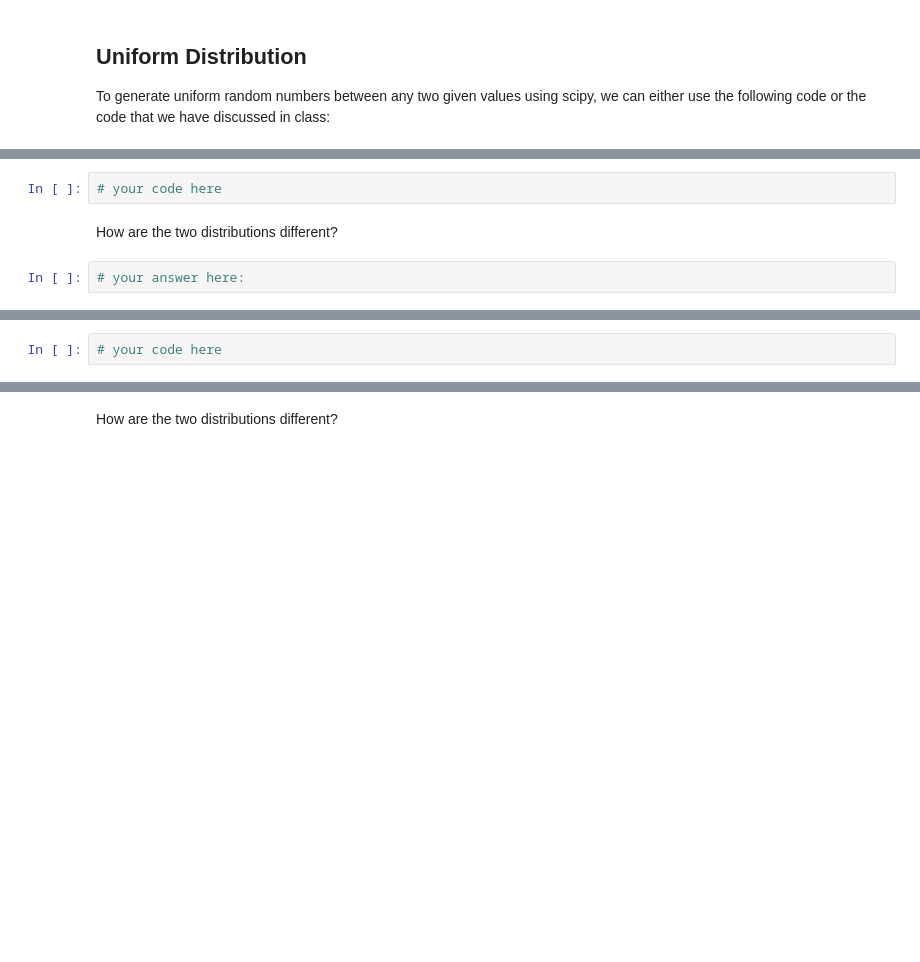
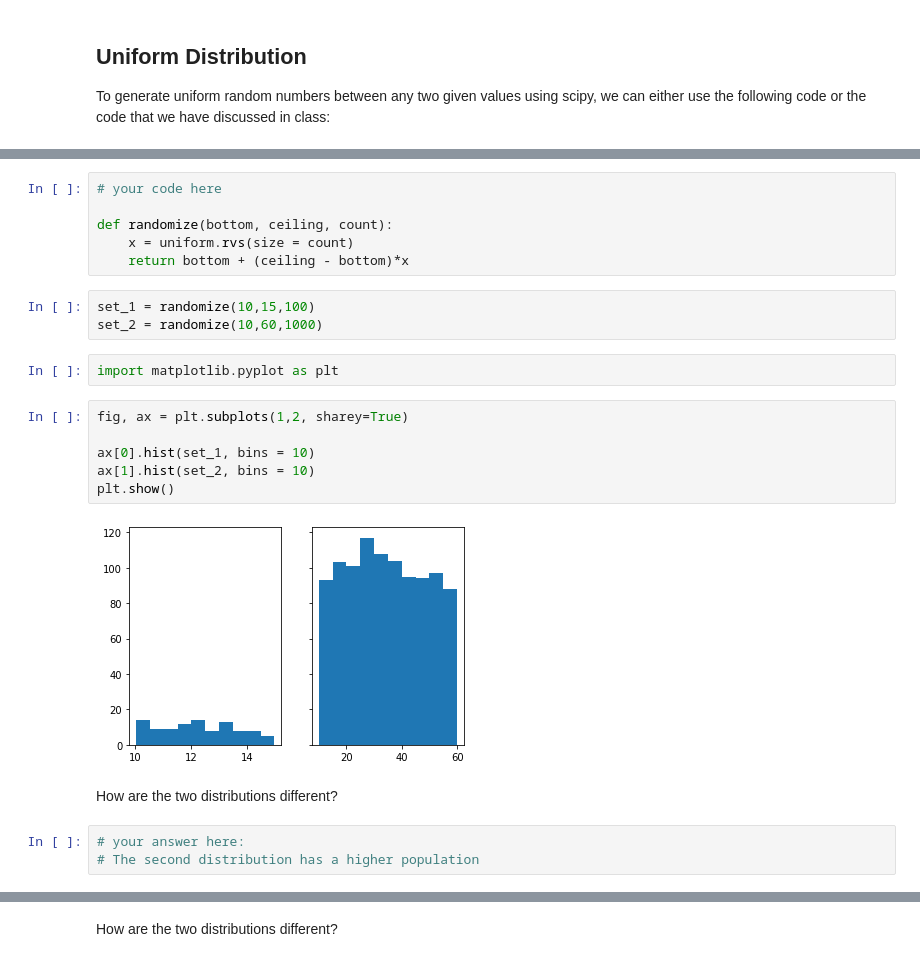
Before and after one commit to ta-data-lis/lab-probability-distributions, a Jupyter notebook: your-code/continuous.ipynb, the cells around one changed output, grey strips where cells are left out. Cells and saved outputs as stored; diff of their text form; blank space fills up the shorter version.

```diff
--- a/your-code/continuous.ipynb
+++ b/your-code/continuous.ipynb
@@ -42,12 +48,30 @@ print(randoms)
 Your output should look like below:
 
 ![uniform distribution](ud.png)
-# %%
-# your code here
+# %%
+# your code here
+
+def randomize(bottom, ceiling, count):
+    x = uniform.rvs(size = count)
+    return bottom + (ceiling - bottom)*x
+# %%
+set_1 = randomize(10,15,100)
+set_2 = randomize(10,60,1000)
+# %%
+import matplotlib.pyplot as plt
+# %%
+fig, ax = plt.subplots(1,2, sharey=True)
+
+ax[0].hist(set_1, bins = 10)
+ax[1].hist(set_2, bins = 10)
+plt.show()
+# %% [output]
+[figure, added]
 # %% [markdown]
 How are the two distributions different?
 # %%
 # your answer here:
+# The second distribution has a higher population
 # %% [markdown]
 ## Normal Distribution
 
@@ -59,5 +83,3 @@ How are the two distributions different?
 Expected output:
 
 ![normal distribution](nd.png)
-# %%
-# your code here
```
Also changed, not shown: parts of 22 cells of this notebook.
